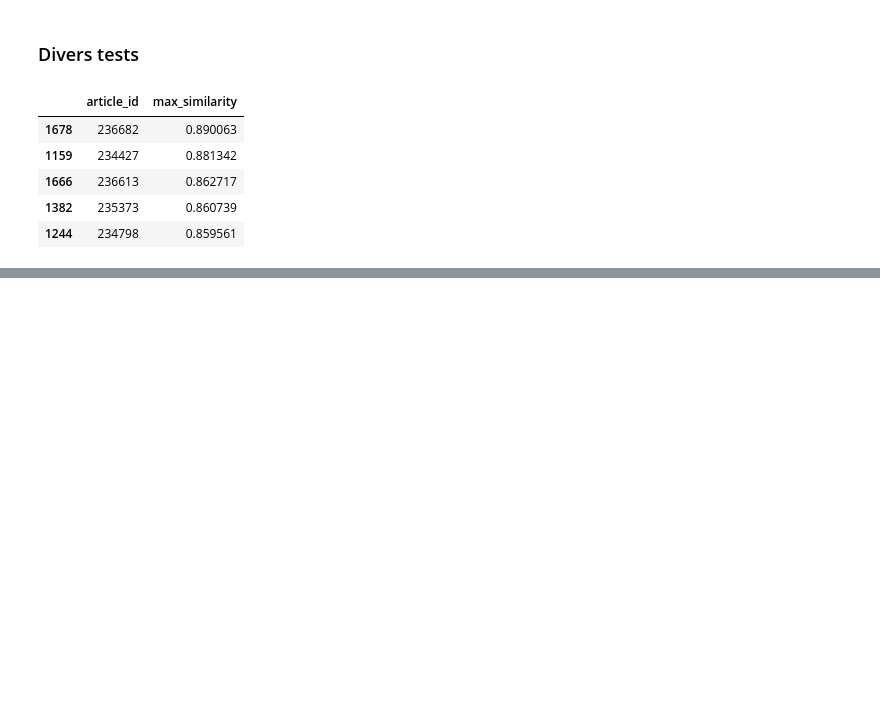
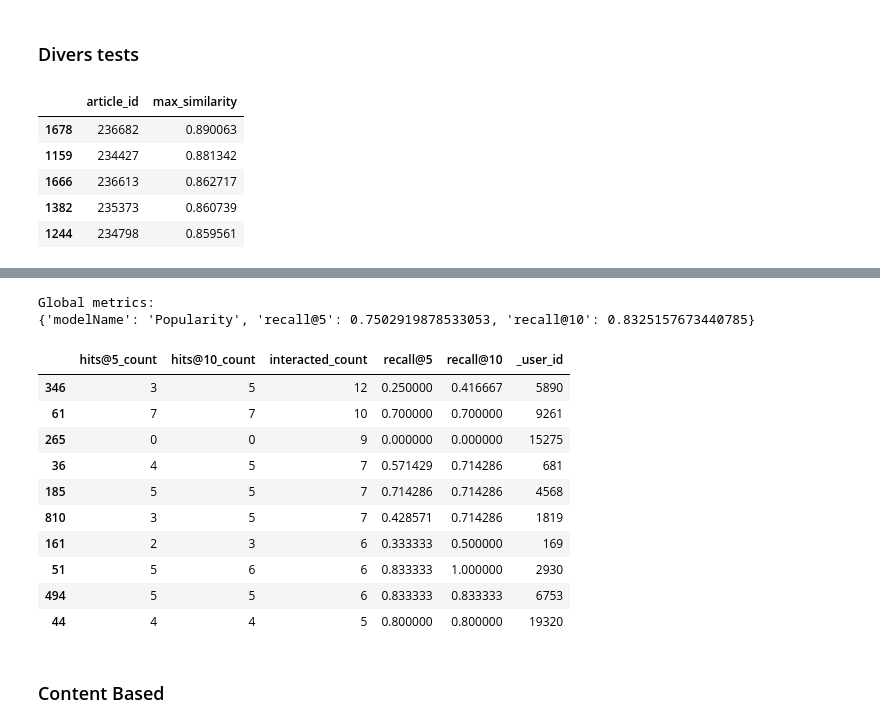
Before and after one commit to rlossec/RecSys_notebooks, a Jupyter notebook: p9-models.ipynb, the cells around one changed output, grey strips where cells are left out. Saved outputs shown, nothing was run; the diff lists cells and outputs as text; code cells hidden in the pictures; blank space fills up the shorter version.

```diff
--- a/p9-models.ipynb
+++ b/p9-models.ipynb
@@ -393,0 +664,3 @@ content_based_recommender_model.recommend_items(user_id=user_id)
+# %%
+def get_articles_interacted(user_id, interactions_df):
+    return set(interactions_df[interactions_df.user_id == user_id].article_id)
@@ -393,0 +767,6 @@ content_based_recommender_model.recommend_items(user_id=user_id)
+# %%
+popularity_model = PopularityRecommender(popularity_df, articles_min_df)
+# %%
+%%time
+print('Evaluating Popularity recommendation model... \n')
+pop_global_metrics, pop_detailed_results_df = model_evaluator.evaluate_model(popularity_model)
@@ -393,0 +794,21 @@ content_based_recommender_model.recommend_items(user_id=user_id)
+# %%
+print('\nGlobal metrics:\n%s' % pop_global_metrics)
+# %% [output]
+Global metrics:
+{'modelName': 'Popularity', 'recall@5': 0.7502919878533053, 'recall@10': 0.8325157673440785}
+# %%
+pop_detailed_results_df.head(10)
+# %% [output]
+|  | hits@5_count | hits@10_count | interacted_count | recall@5 | recall@10 | _user_id |
+| 346 | 3 | 5 | 12 | 0.250000 | 0.416667 | 5890 |
+| 61 | 7 | 7 | 10 | 0.700000 | 0.700000 | 9261 |
+| 265 | 0 | 0 | 9 | 0.000000 | 0.000000 | 15275 |
+| 36 | 4 | 5 | 7 | 0.571429 | 0.714286 | 681 |
+| 185 | 5 | 5 | 7 | 0.714286 | 0.714286 | 4568 |
+| 810 | 3 | 5 | 7 | 0.428571 | 0.714286 | 1819 |
+| 161 | 2 | 3 | 6 | 0.333333 | 0.500000 | 169 |
+| 51 | 5 | 6 | 6 | 0.833333 | 1.000000 | 2930 |
+| 494 | 5 | 5 | 6 | 0.833333 | 0.833333 | 6753 |
+| 44 | 4 | 4 | 5 | 0.800000 | 0.800000 | 19320 |
+# %% [markdown]
+### Content Based
```
Also changed, not shown: parts of 94 cells of this notebook.
